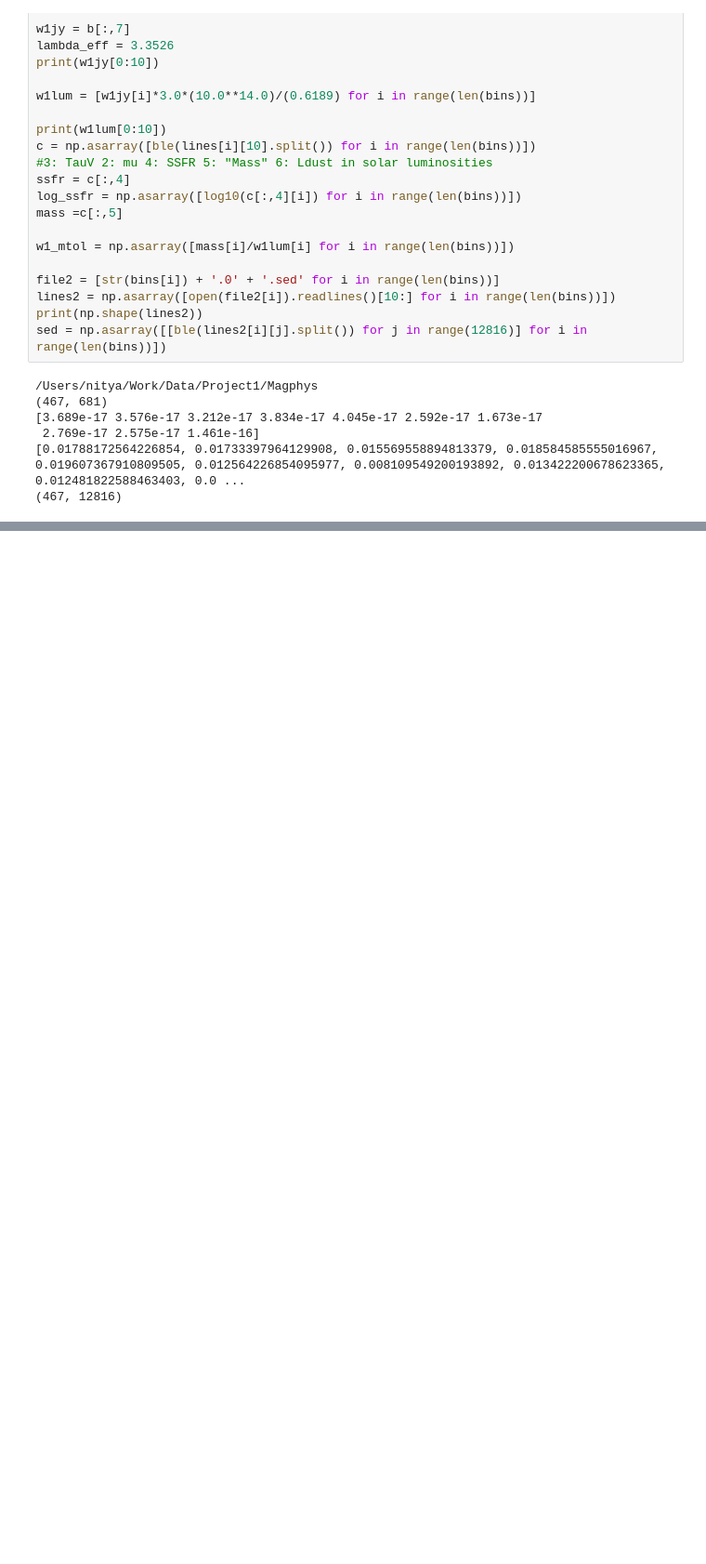
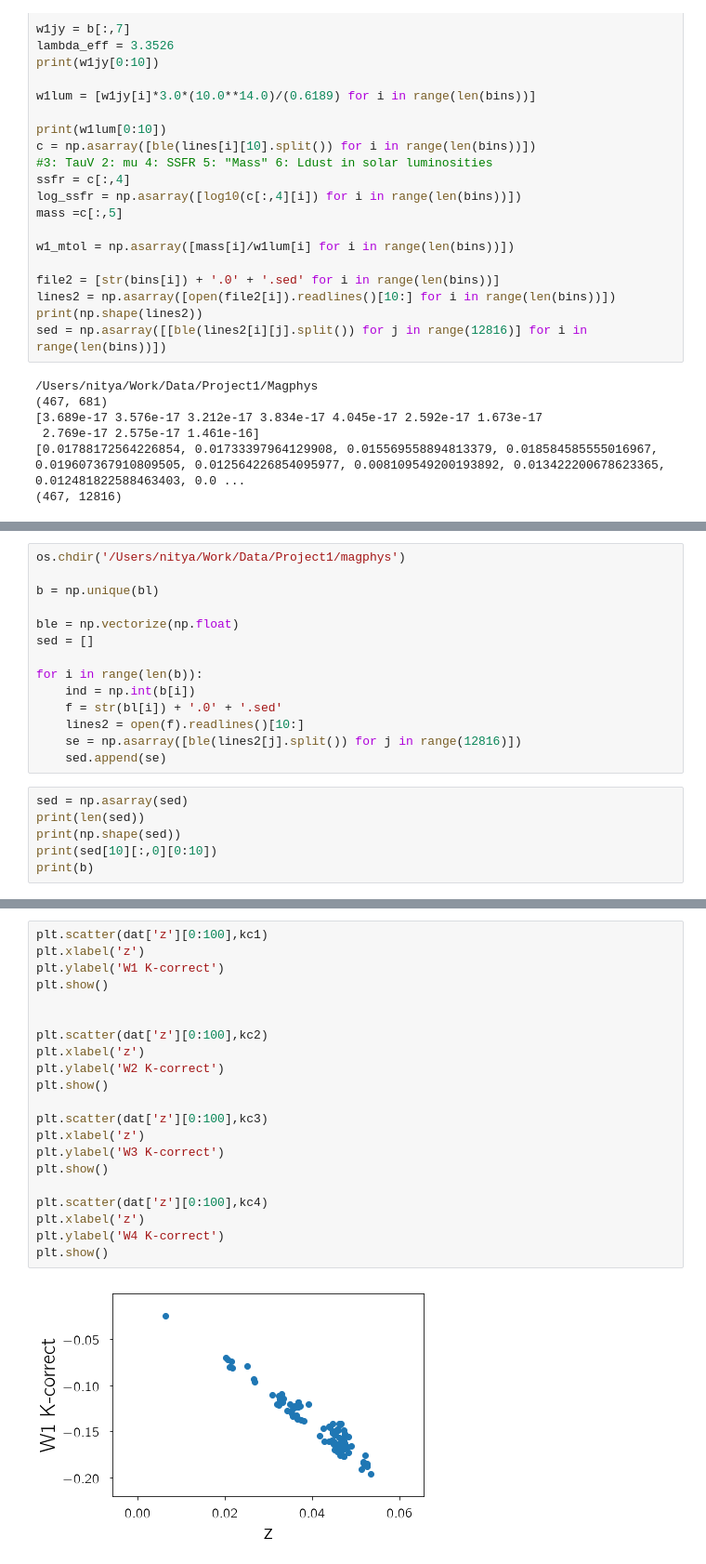
Before and after one commit to nityamd/SSFR_Env, a Jupyter notebook: notebooks/RandomCalculations.ipynb, the cells around one changed output, grey strips where cells are left out. Shown at 93% size. Saved outputs shown, nothing was run; the diff lists cells and outputs as text; blank space fills up the shorter version.

```diff
--- a/notebooks/RandomCalculations.ipynb
+++ b/notebooks/RandomCalculations.ipynb
@@ -207,0 +218,20 @@ plt.show()
+# %%
+os.chdir('/Users/nitya/Work/Data/Project1/magphys')
+
+b = np.unique(bl)
+
+ble = np.vectorize(np.float)
+sed = []
+
+for i in range(len(b)):
+    ind = np.int(b[i])
+    f = str(bl[i]) + '.0' + '.sed'
+    lines2 = open(f).readlines()[10:]
+    se = np.asarray([ble(lines2[j].split()) for j in range(12816)])
+    sed.append(se)
+# %%
+sed = np.asarray(sed)
+print(len(sed))
+print(np.shape(sed))
+print(sed[10][:,0][0:10])
+print(b)
@@ -207,0 +317,23 @@ plt.show()
+# %%
+plt.scatter(dat['z'][0:100],kc1)
+plt.xlabel('z')
+plt.ylabel('W1 K-correct')
+plt.show()
+
+
+plt.scatter(dat['z'][0:100],kc2)
+plt.xlabel('z')
+plt.ylabel('W2 K-correct')
+plt.show()
+
+plt.scatter(dat['z'][0:100],kc3)
+plt.xlabel('z')
+plt.ylabel('W3 K-correct')
+plt.show()
+
+plt.scatter(dat['z'][0:100],kc4)
+plt.xlabel('z')
+plt.ylabel('W4 K-correct')
+plt.show()
+# %% [output]
+[figure, added]
```
Also changed, not shown: parts of 12 cells of this notebook.
